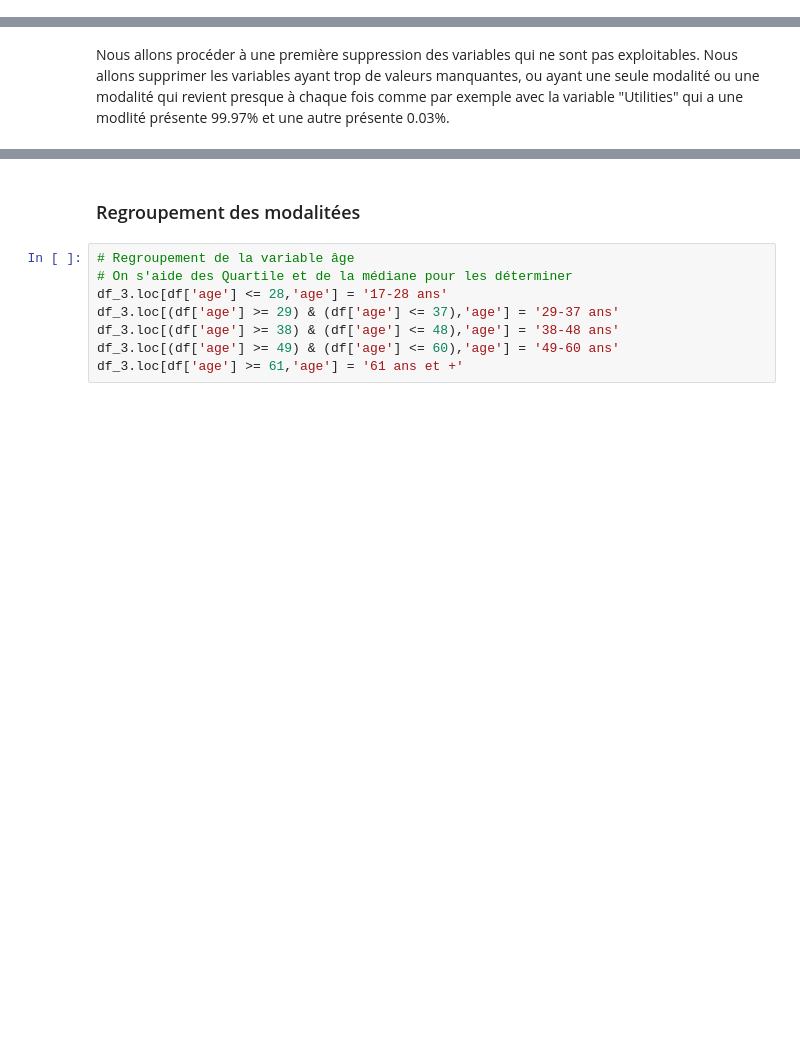
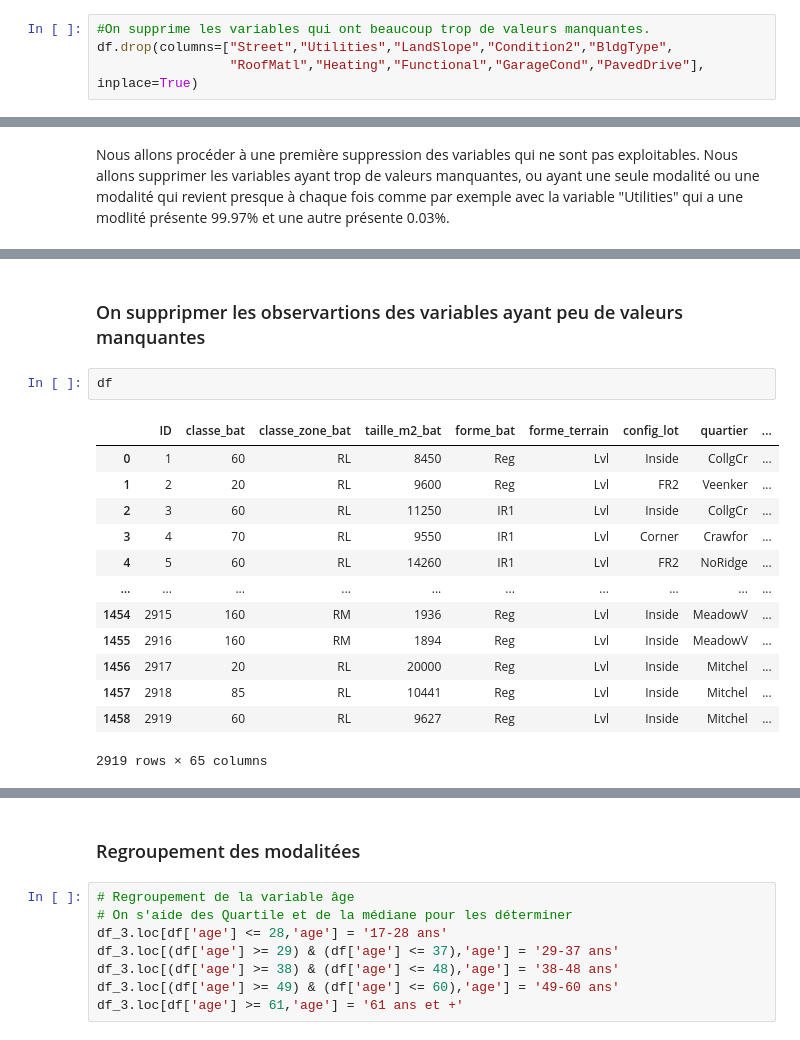
Before and after one commit to EmmanuelLaurent/Projet_Big_DATA, a Jupyter notebook: Projet_BI_BigData.ipynb, the cells around one changed output, grey strips where cells are left out. Cells and saved outputs as stored; diff of their text form; blank space fills up the shorter version.

```diff
--- a/Projet_BI_BigData.ipynb
+++ b/Projet_BI_BigData.ipynb
@@ -177,3 +175,7 @@ Les variables comme la variable "Utilities" n'ayant que 2 modalités dont l'une
+# %%
+#On supprime les variables qui ont beaucoup trop de valeurs manquantes.
+df.drop(columns=["Street","Utilities","LandSlope","Condition2","BldgType",
+                 "RoofMatl","Heating","Functional","GarageCond","PavedDrive"], inplace=True)
 # %% [markdown]
 ### Renommer les variables : A FAIRE
 # %%
@@ -372,0 +376,18 @@ df2
+# %% [markdown]
+### On suppripmer les observartions des variables ayant peu de valeurs manquantes
+# %%
+df
+# %% [output]
+|  | ID | classe_bat | classe_zone_bat | taille_m2_bat | forme_bat | forme_terrain | config_lot | quartier | ... |
+| 0 | 1 | 60 | RL | 8450 | Reg | Lvl | Inside | CollgCr | ... |
+| 1 | 2 | 20 | RL | 9600 | Reg | Lvl | FR2 | Veenker | ... |
+| 2 | 3 | 60 | RL | 11250 | IR1 | Lvl | Inside | CollgCr | ... |
+| 3 | 4 | 70 | RL | 9550 | IR1 | Lvl | Corner | Crawfor | ... |
+| 4 | 5 | 60 | RL | 14260 | IR1 | Lvl | FR2 | NoRidge | ... |
+| ... | ... | ... | ... | ... | ... | ... | ... | ... | ... |
+| 1454 | 2915 | 160 | RM | 1936 | Reg | Lvl | Inside | MeadowV | ... |
+| 1455 | 2916 | 160 | RM | 1894 | Reg | Lvl | Inside | MeadowV | ... |
+| 1456 | 2917 | 20 | RL | 20000 | Reg | Lvl | Inside | Mitchel | ... |
+| 1457 | 2918 | 85 | RL | 10441 | Reg | Lvl | Inside | Mitchel | ... |
+| 1458 | 2919 | 60 | RL | 9627 | Reg | Lvl | Inside | Mitchel | ... |
+2919 rows × 65 columns
```
Also changed, not shown: parts of 21 cells of this notebook.
